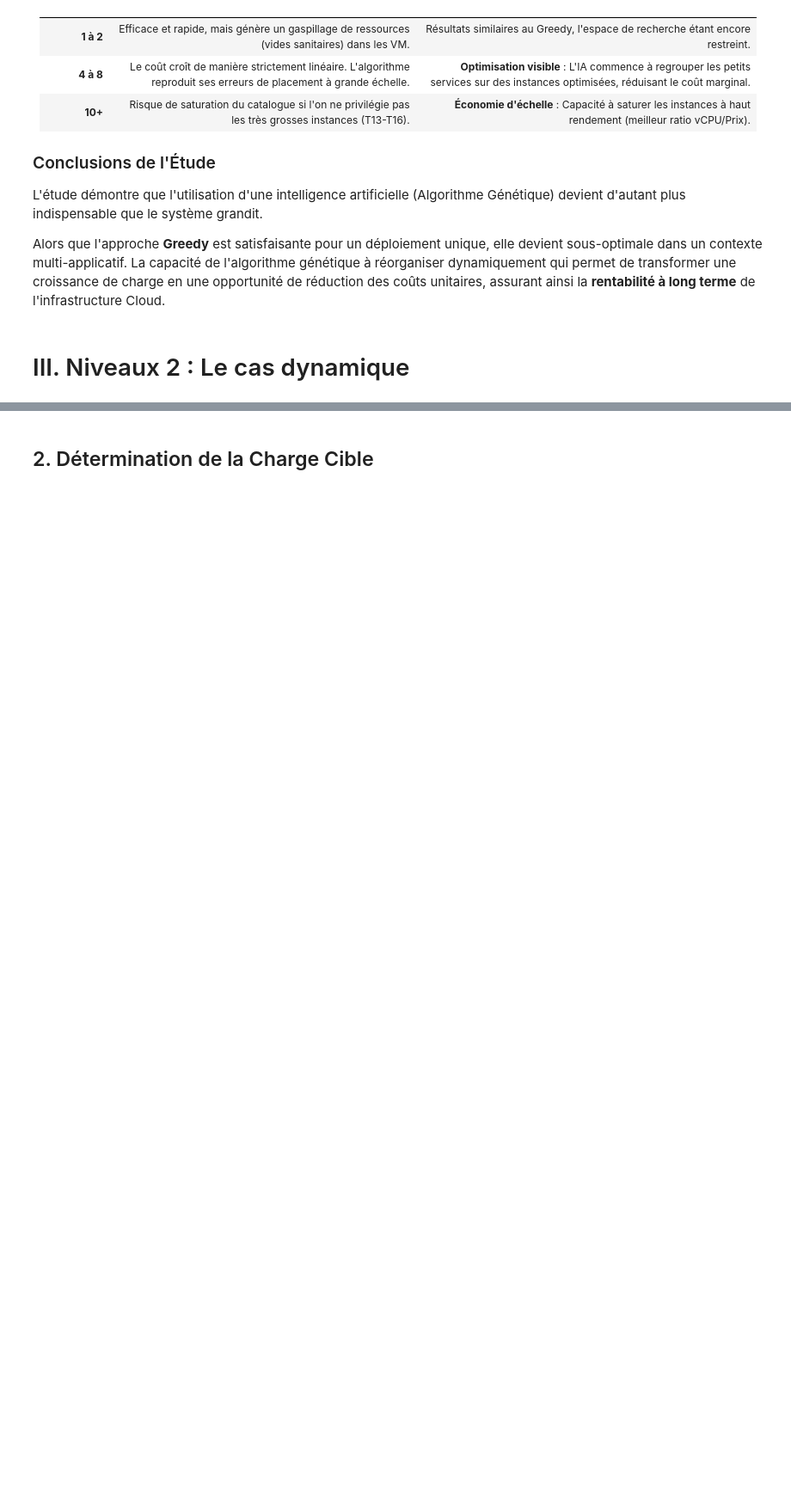
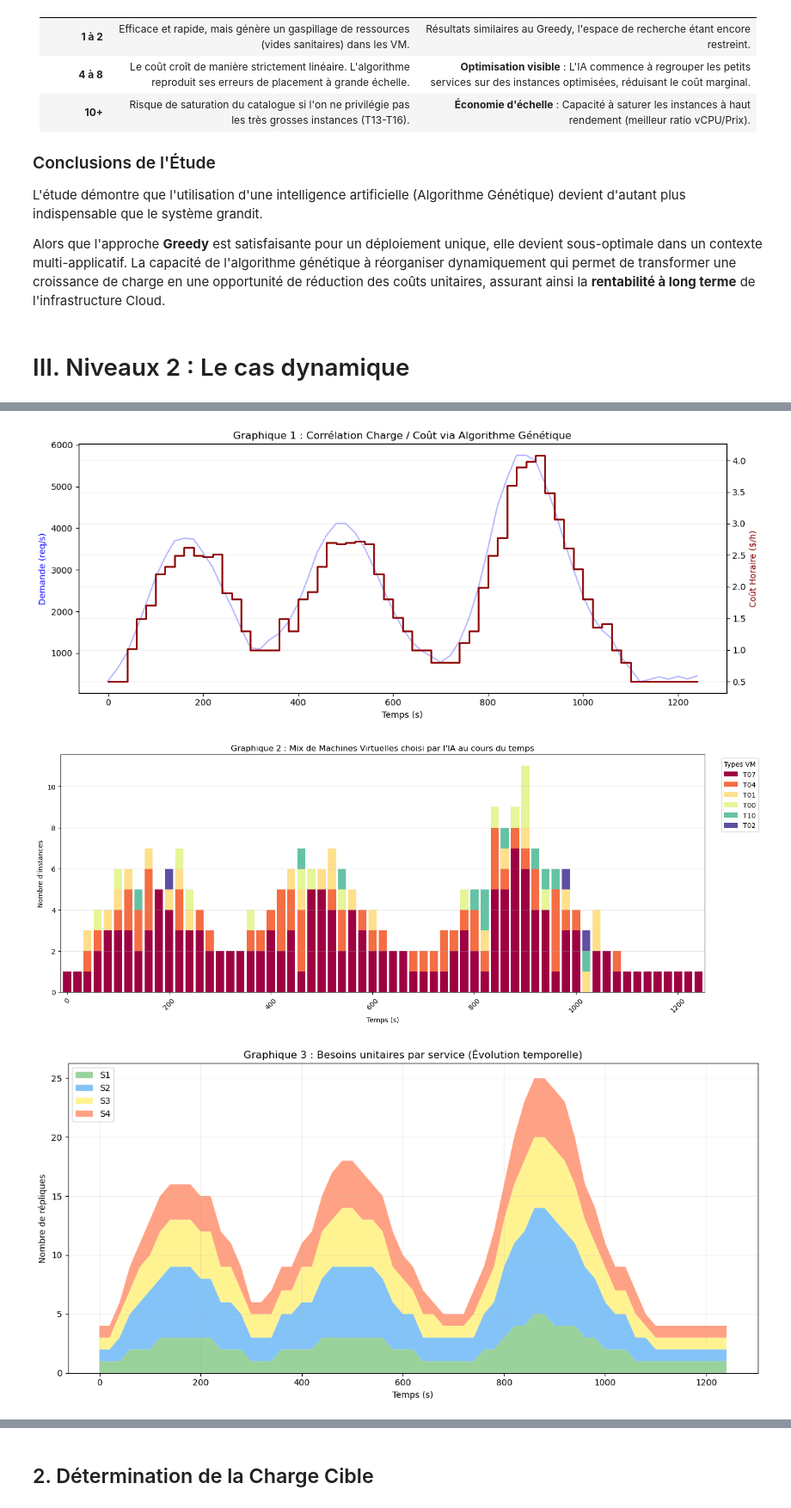
Before and after one commit to Gabafle/AlgoIaProjet, a Jupyter notebook: Rendus_Projet_Algo_IA.ipynb, the cells around one changed output, grey strips where cells are left out. Shown at 86% size. Drawn from its saved outputs; the diff is of its cells as text; code cells hidden in the pictures; blank space fills up the shorter version.

```diff
--- a/Rendus_Projet_Algo_IA.ipynb
+++ b/Rendus_Projet_Algo_IA.ipynb
@@ -477,0 +656,55 @@ Alors que l'approche **Greedy** est satisfaisante pour un déploiement unique, e
+# %%
+
+# GRAPHIQUE 1
+fig, ax1 = plt.subplots(figsize=(12, 5))
+ax1.plot(df_ga['time'], df_ga['demand'], label='Demande (req/s)', color='blue', alpha=0.3)
+ax1.set_ylabel('Demande (req/s)', color='blue')
+ax1.set_xlabel('Temps (s)')
+
+ax2 = ax1.twinx()
+ax2.step(df_ga['time'], df_ga['cost'], label='Coût GA ($/h)', color='darkred', where='post', lw=2)
+ax2.set_ylabel('Coût Horaire ($/h)', color='darkred')
+
+plt.title("Graphique 1 : Corrélation Charge / Coût via Algorithme Génétique")
+plt.grid(True, alpha=0.2)
+plt.tight_layout()
+plt.show()
+
+# GRAPHIQUE 2
+ax = df_vm_dist_ga.plot(kind='bar', stacked=True, figsize=(15, 6), width=0.8, colormap='Spectral')
+
+plt.title("Graphique 2 : Mix de Machines Virtuelles choisi par l'IA au cours du temps")
+plt.xlabel("Temps (s)")
+plt.ylabel("Nombre d'instances")
+plt.legend(title="Types VM", bbox_to_anchor=(1.02, 1), loc='upper left')
+
+
+ticks = ax.xaxis.get_ticklocs()
+ax.xaxis.set_ticks(ticks[::10])
+ax.xaxis.set_ticklabels(df_vm_dist_ga.index[::10], rotation=45)
+
+plt.grid(axis='y', alpha=0.3)
+plt.tight_layout()
+plt.show()
+
+# GRAPHIQUE 3
+plt.figure(figsize=(12, 6))
+plt.stackplot(df_ga['time'],
+              df_ga['S1 Pre-processing'],
+              df_ga['S2 Model Worker'],
+              df_ga['S3 Parameter Server'],
+              df_ga['S4 Evaluator'],
+              labels=['S1', 'S2', 'S3', 'S4'],
+              alpha=0.8, colors=['#81C784', '#64B5F6', '#FFF176', '#FF8A65'])
+
+plt.xlabel("Temps (s)")
+plt.ylabel("Nombre de répliques")
+plt.title("Graphique 3 : Besoins unitaires par service (Évolution temporelle)")
+plt.legend(loc='upper left')
+plt.grid(True, alpha=0.2)
+plt.tight_layout()
+plt.show()
+# %% [output]
+[figure, added]
+[figure, added]
+[figure, added]
```
Also changed, not shown: parts of 19 cells of this notebook.
